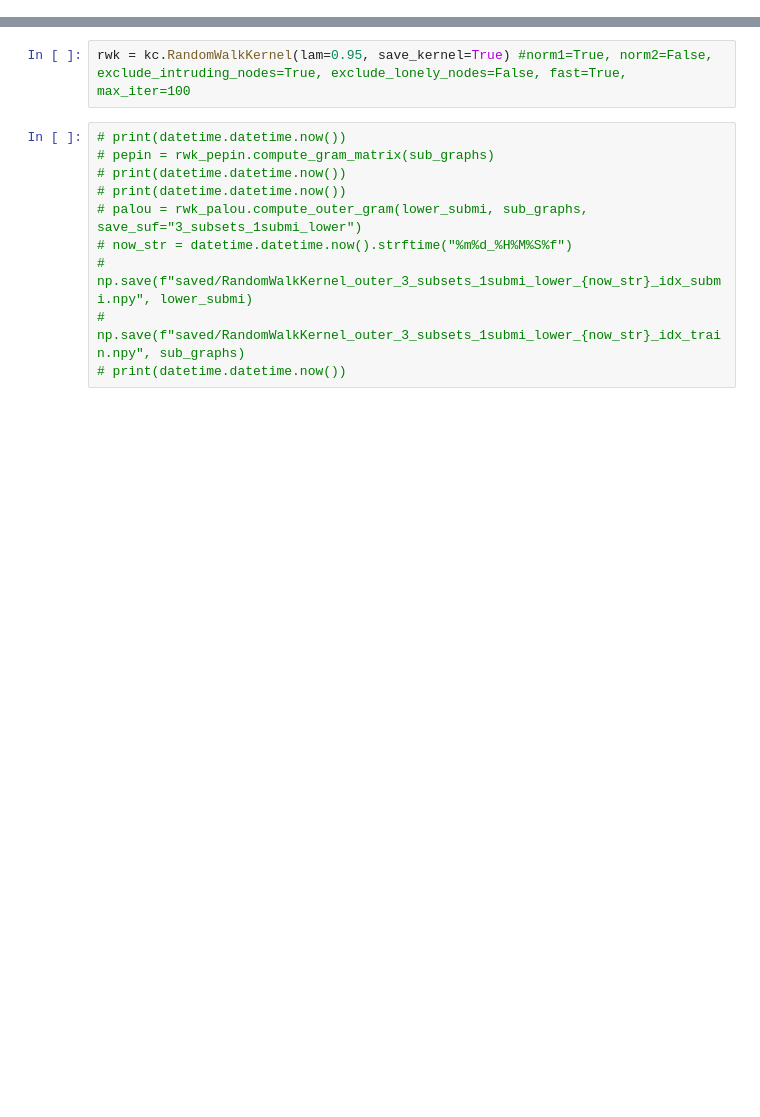
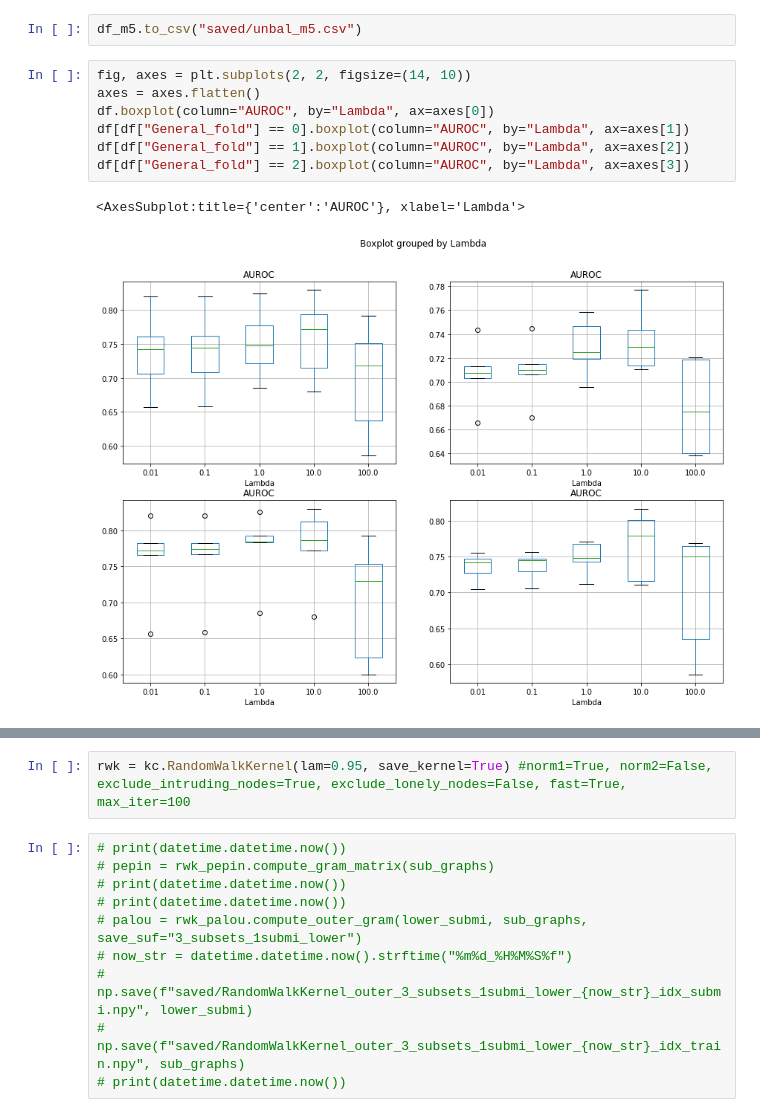
Before and after one commit to G-Horent/Kaggle_Kernelv2, a Jupyter notebook: computation_kernels.ipynb, the cells around one changed output, grey strips where cells are left out. Cells and saved outputs as stored; diff of their text form; blank space fills up the shorter version.

```diff
--- a/computation_kernels.ipynb
+++ b/computation_kernels.ipynb
@@ -13,0 +89,12 @@ from importlib import reload
+# %%
+df_m5.to_csv("saved/unbal_m5.csv")
+# %%
+fig, axes = plt.subplots(2, 2, figsize=(14, 10))
+axes = axes.flatten()
+df.boxplot(column="AUROC", by="Lambda", ax=axes[0])
+df[df["General_fold"] == 0].boxplot(column="AUROC", by="Lambda", ax=axes[1])
+df[df["General_fold"] == 1].boxplot(column="AUROC", by="Lambda", ax=axes[2])
+df[df["General_fold"] == 2].boxplot(column="AUROC", by="Lambda", ax=axes[3])
+# %% [output]
+<AxesSubplot:title={'center':'AUROC'}, xlabel='Lambda'>
+[figure, added]
```
Also changed, not shown: parts of 23 cells of this notebook, 3 other files.
